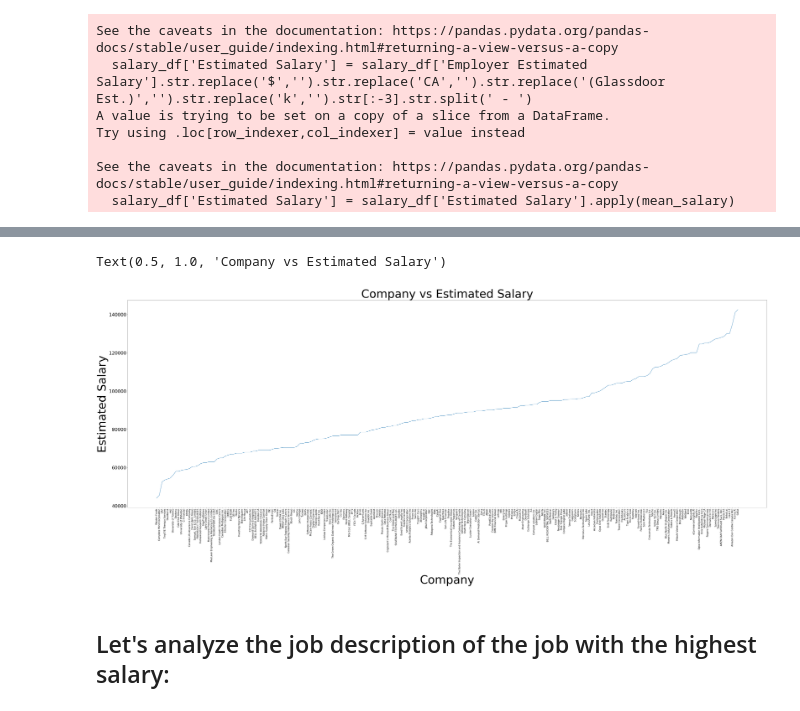
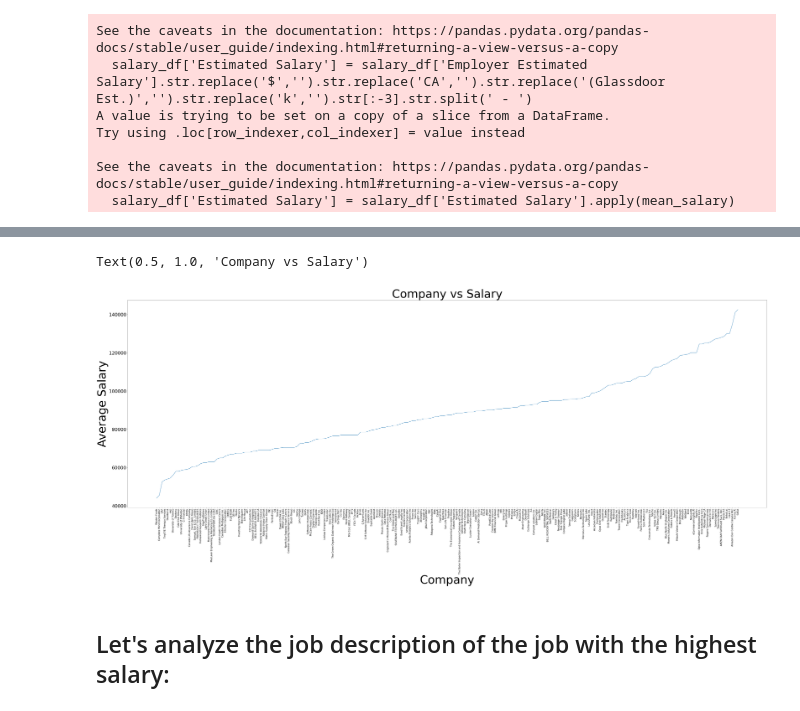
Before and after one commit to rlllam/Glassfloor, a Jupyter notebook: Glassdoor analysis/glassdoor analysis.ipynb, the cells around one changed output, grey strips where cells are left out. Drawn from its saved outputs; the diff is of its cells as text; code cells hidden in the pictures.

```diff
--- a/Glassdoor analysis/glassdoor analysis.ipynb
+++ b/Glassdoor analysis/glassdoor analysis.ipynb
@@ -192,18 +210,18 @@ Text(0.5, 1.0, 'Location vs Estimated Salary')
 # %%
 company_group = salary_df.groupby('Company').mean().sort_values('Estimated Salary')
 locations = company_group.index
 
 plt.figure(figsize=(75,25))
 
 plt.plot(locations, company_group['Estimated Salary'])
 plt.yticks(size=30)
 plt.xticks(rotation='vertical', size=15)
 plt.xlabel('Company', size=75)
-plt.ylabel('Estimated Salary',size=75)
-plt.title('Company vs Estimated Salary', size=75)
+plt.ylabel('Average Salary',size=75)
+plt.title('Company vs Salary', size=75)
 # %% [output]
-Text(0.5, 1.0, 'Company vs Estimated Salary')
+Text(0.5, 1.0, 'Company vs Salary')
-[figure, old version]
+[figure, new version]
 # %% [markdown]
 ## Let's analyze the job description of the job with the highest salary:
 # %%
```
Also changed, not shown: parts of 3 cells of this notebook.
